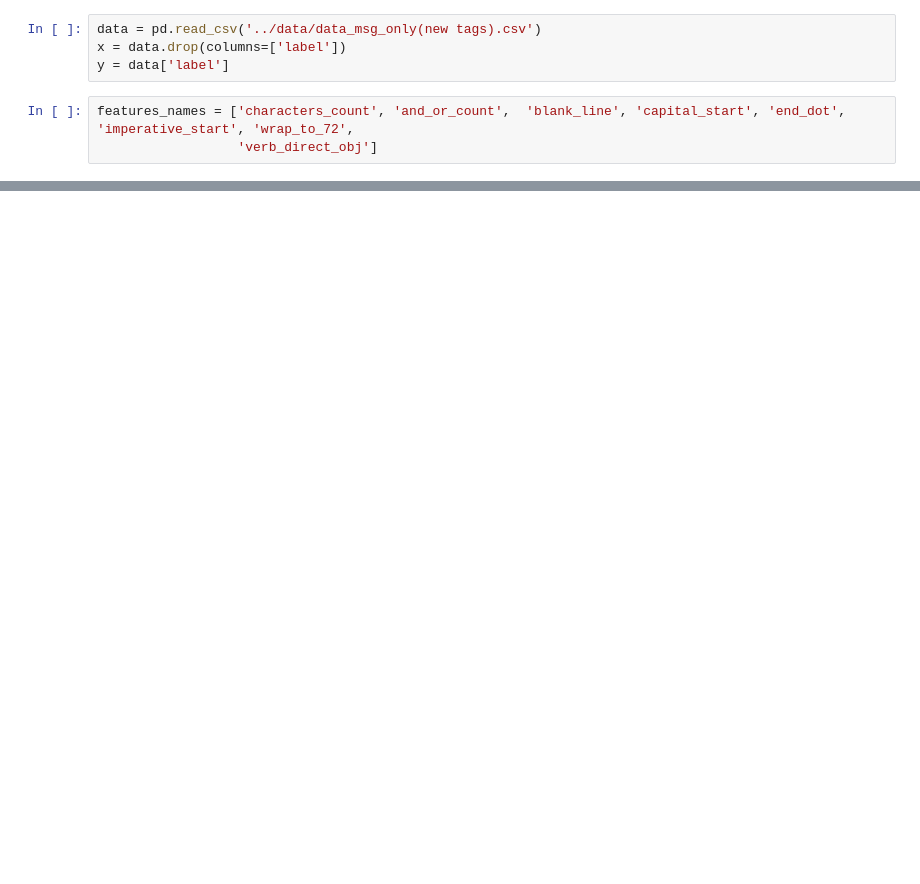
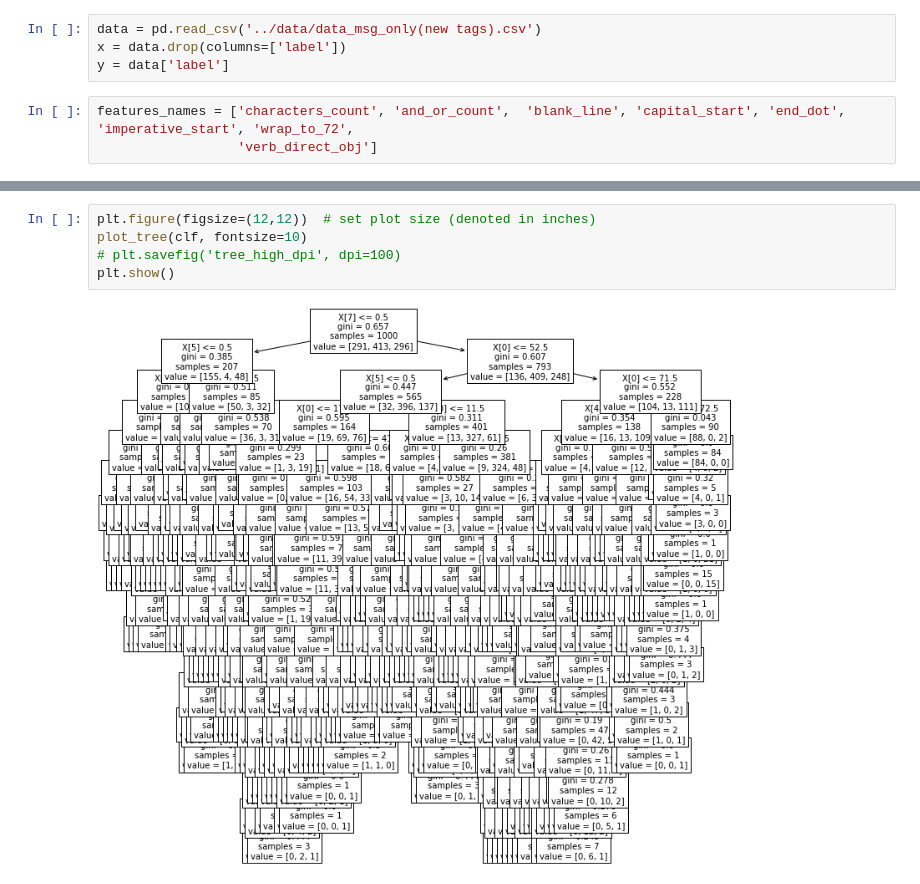
Before and after one commit to jeankhechfe/commit-quality, a Jupyter notebook: jupyter_notebook/Tree_rules.ipynb, the cells around one changed output, grey strips where cells are left out. Saved outputs shown, nothing was run; the diff lists cells and outputs as text; blank space fills up the shorter version.

```diff
--- a/jupyter_notebook/Tree_rules.ipynb
+++ b/jupyter_notebook/Tree_rules.ipynb
@@ -57,0 +47,7 @@ print(rules)
+# %%
+plt.figure(figsize=(12,12))  # set plot size (denoted in inches)
+plot_tree(clf, fontsize=10)
+# plt.savefig('tree_high_dpi', dpi=100)
+plt.show()
+# %% [output]
+[figure, added]
```
Also changed, not shown: parts of 4 cells of this notebook.
